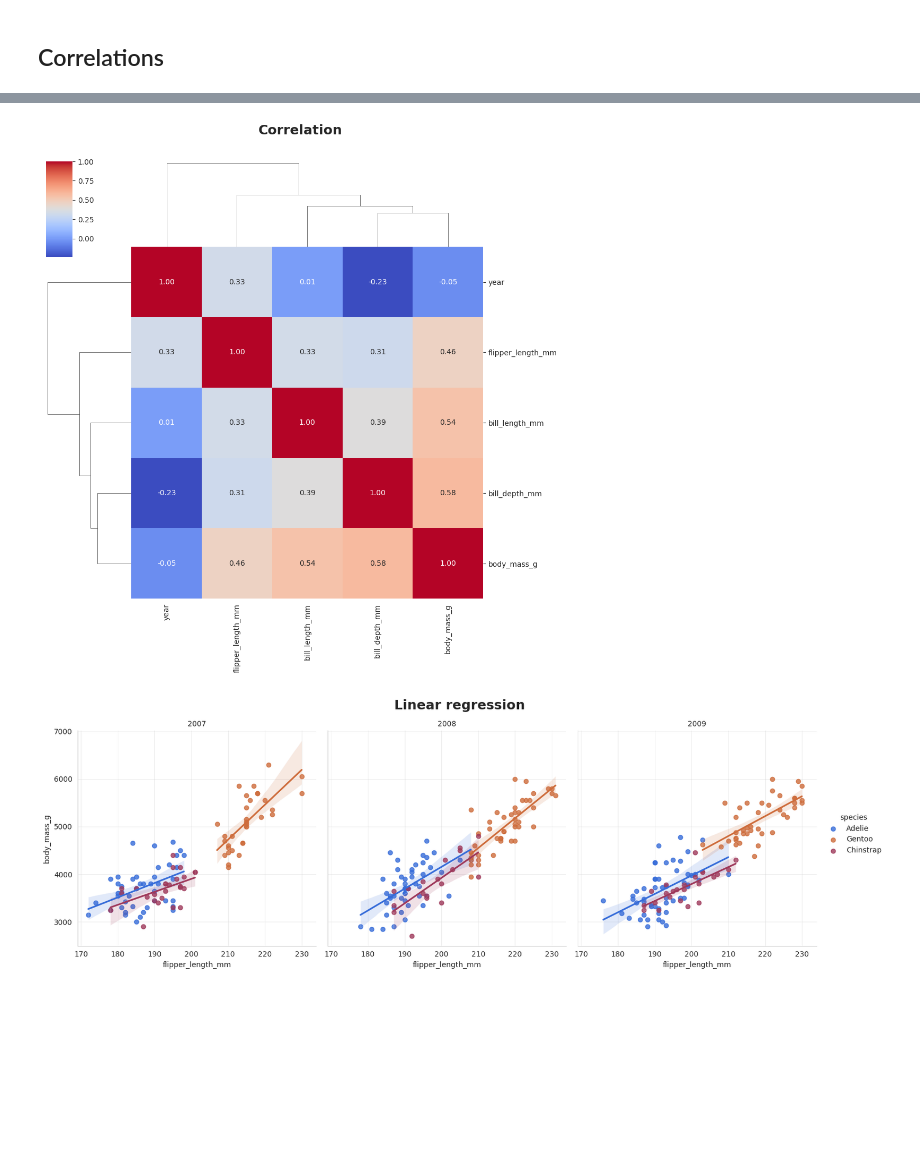
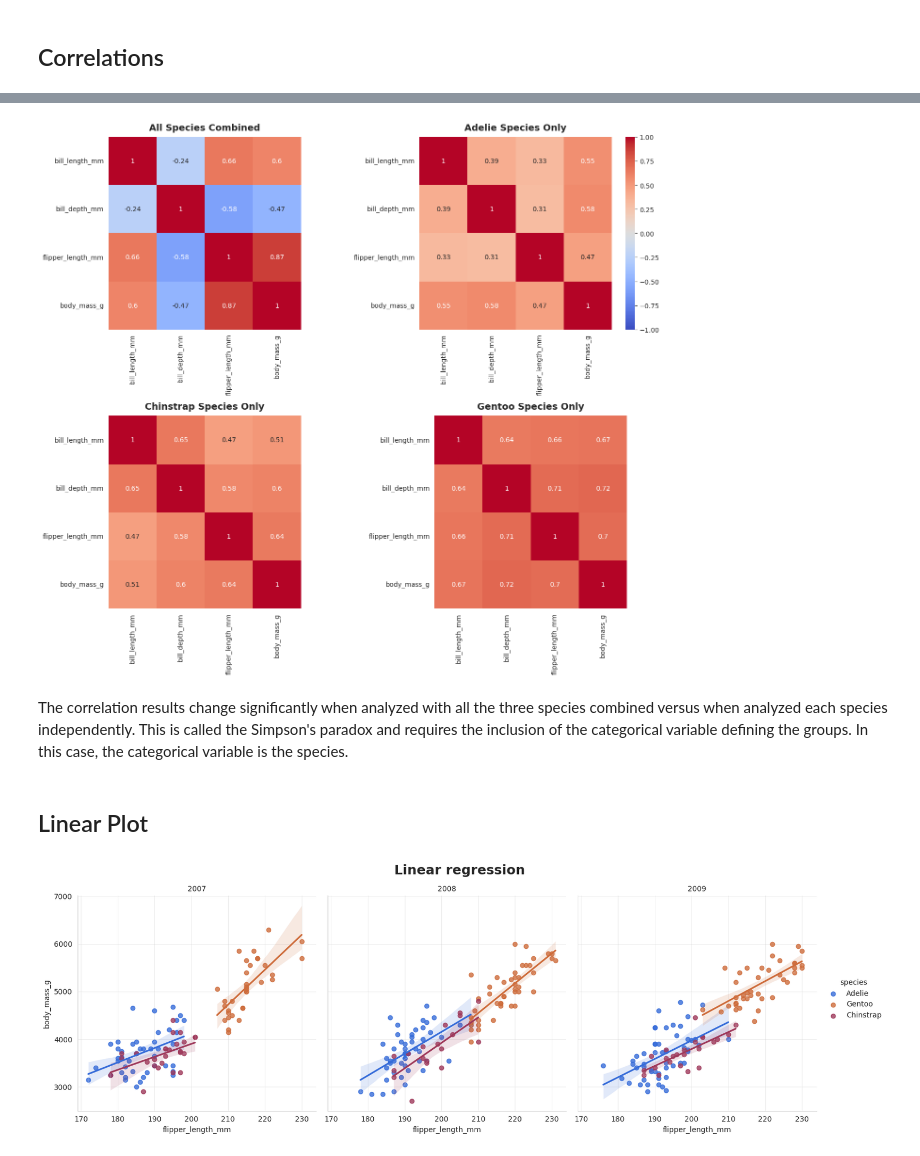
Before and after one commit to carlosjesuscaro/data_analysis_summary, a Jupyter notebook: Regression.ipynb, the cells around one changed output, grey strips where cells are left out. Cells and saved outputs as stored; diff of their text form; code cells hidden in the pictures; blank space fills up the shorter version.

Commit message:
feat: Correlation and multicollinearity

```diff
--- a/Regression.ipynb
+++ b/Regression.ipynb
@@ -59,10 +44,52 @@ plt.show()
-# %%
-data_numeric = data.query('species == "Adelie"').select_dtypes(include='number')
-g = sns.clustermap(data_numeric.corr(), annot=True, fmt='.2f', cmap='coolwarm' )
-g.figure.suptitle('Correlation', fontsize=18, fontweight='bold', y=1.05)
-plt.show()
-# %% [output]
-[figure, removed]
+# %%
+import matplotlib.pyplot as plt
+import pandas as pd
+import seaborn as sns
+
+# 1. Load data and filter for numeric columns
+df = sns.load_dataset("penguins")
+features = ["bill_length_mm", "bill_depth_mm", "flipper_length_mm", "body_mass_g"]
+
+# 2. Set up the 2x2 figure grid (Standard figure-based layout)
+fig, axes = plt.subplots(nrows=2, ncols=2, figsize=(14, 12))
+axes = axes.flatten()  # Flatten to make indexing 0, 1, 2, 3 easier
+
+# Define our 4 plotting scenarios
+scenarios = [
+    {"title": "All Species Combined", "data": df},
+    {"title": "Adelie Species Only", "data": df[df["species"] == "Adelie"]},
+    {"title": "Chinstrap Species Only", "data": df[df["species"] == "Chinstrap"]},
+    {"title": "Gentoo Species Only", "data": df[df["species"] == "Gentoo"]},
+]
+
+# 3. Loop through scenarios and plot heatmaps
+for i, scenario in enumerate(scenarios):
+    # Compute correlation matrix for the numeric features
+    corr_matrix = scenario["data"][features].corr()
+
+    # Plot using axes-level sns.heatmap on the specific grid spot
+    sns.heatmap(
+        corr_matrix,
+        ax=axes[i],
+        annot=True,  # Shows the correlation numbers
+        cmap="coolwarm",  # Good divergence palette for correlations
+        vmin=-1,
+        vmax=1,  # Forces same color scale for comparison
+        square=True,  # Keeps the subplots perfectly square
+        cbar=True if i == 1 else False,  # Keeps layout clean by showing only 1 colorbar
+    )
+
+    axes[i].set_title(scenario["title"], fontsize=14, fontweight="bold", pad=10)
+
+# 4. Final layout polish
+plt.tight_layout()
+plt.show()
+# %% [output]
+[figure, added]
+# %% [markdown]
+The correlation results change significantly when analyzed with all the three species combined versus when analyzed each species independently. This is called the Simpson's paradox and requires the inclusion of the categorical variable defining the groups. In this case, the categorical variable is the species.
+# %% [markdown]
+## Linear Plot
 # %%
 g = sns.lmplot(data, x='flipper_length_mm', y='body_mass_g', hue='species', col='year', col_wrap=3)
 g.set_titles('{col_name}')
```
Also changed, not shown: parts of 3 cells of this notebook, 2 other files.
